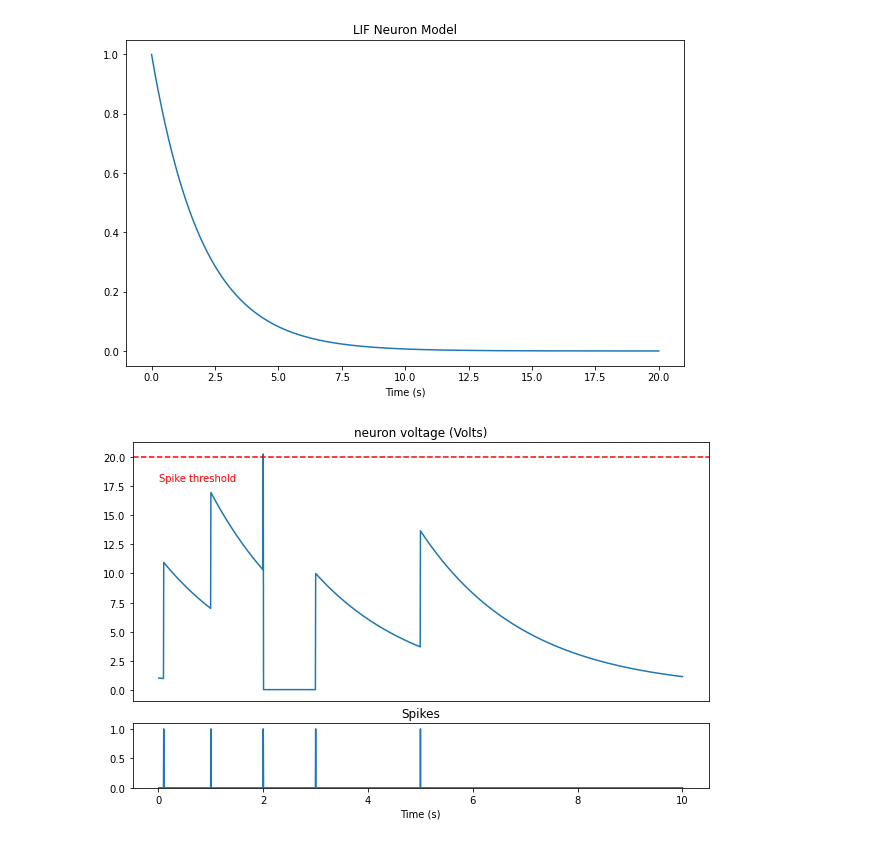
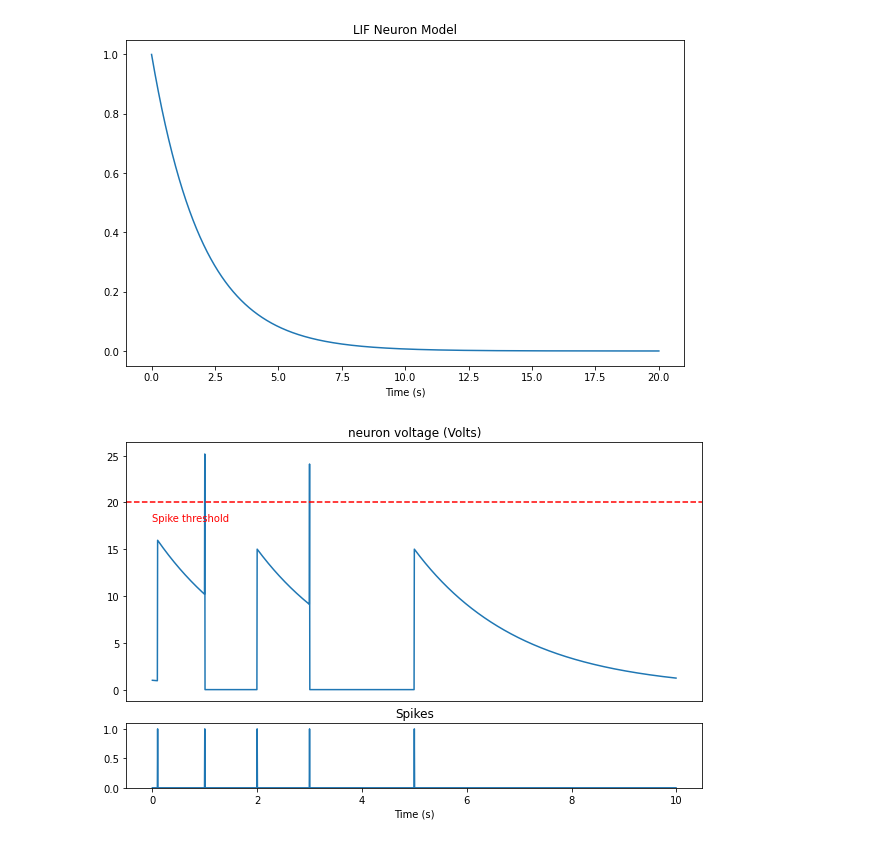
Before and after one commit to amirabbasja/Spiking-neural-networks-, a Jupyter notebook: 1-SNN_simluation.ipynb, the cells around one changed output. Saved outputs shown, nothing was run; the diff lists cells and outputs as text; code cells hidden in the pictures.

```diff
--- a/1-SNN_simluation.ipynb
+++ b/1-SNN_simluation.ipynb
@@ -46,7 +50,7 @@ V_th = 20 # Volts
 V_init = 0 # neuron starting voltage (at t = 0)
 Vt = 1 # Neuron voltage at time step t
 tau = 2. # Time constant
-V_excitation = 10 # Voltage added to the neuron at each time step
+V_excitation = 15 # Voltage added to the neuron at each time step
 tExcitation = [Decimal(".1"), Decimal("1"), Decimal("2"), Decimal("3"), Decimal("5")]
 
 lstV = [] # List to store voltage values
@@ -62,36 +66,36 @@ for i in range(int(tEnd/dt)):
 
     Vt = Vt + float(dt) * (-(Vt - V_init)/tau)
 
-    t += dt
 
     # If excited, add extra voltage
     if t in tExcitation:
         lstSpike.append(1)
         Vt += V_excitation
     else:
         lstSpike.append(0)
 
     lstV.append(Vt)
     lstTime.append(t)
+    t += dt
 
 # Create figure and subplots
 fig = plt.figure(figsize=(10, 6))
 
 # Top subplot (80% of the height)
 ax1 = fig.add_axes([0.1, 0.3, 0.8, 0.6])  # [left, bottom, width, height]
 ax1.plot(lstTime, lstV)
 ax1.set_title('neuron voltage (Volts)')
 ax1.xaxis.set_visible(False)  # Hide x-axis numbers
 ax1.axhline(y=V_th, color='r', linestyle='--')
 ax1.text(lstTime[0], V_th * .9, 'Spike threshold', color='r')
 
 # Bottom subplot (20% of the height)
 ax2 = fig.add_axes([0.1, 0.1, 0.8, 0.15])  # [left, bottom, width, height]
 ax2.plot(lstTime, lstSpike)
 ax2.set_ylim(0, 1.1)
 ax2.set_title('Spikes')
 ax2.set_xlabel('Time (s)')
 
 plt.show()
 # %% [output]
-[figure, old version]
+[figure, new version]
```
Also changed, not shown: parts of 4 cells of this notebook, 1 other file.
